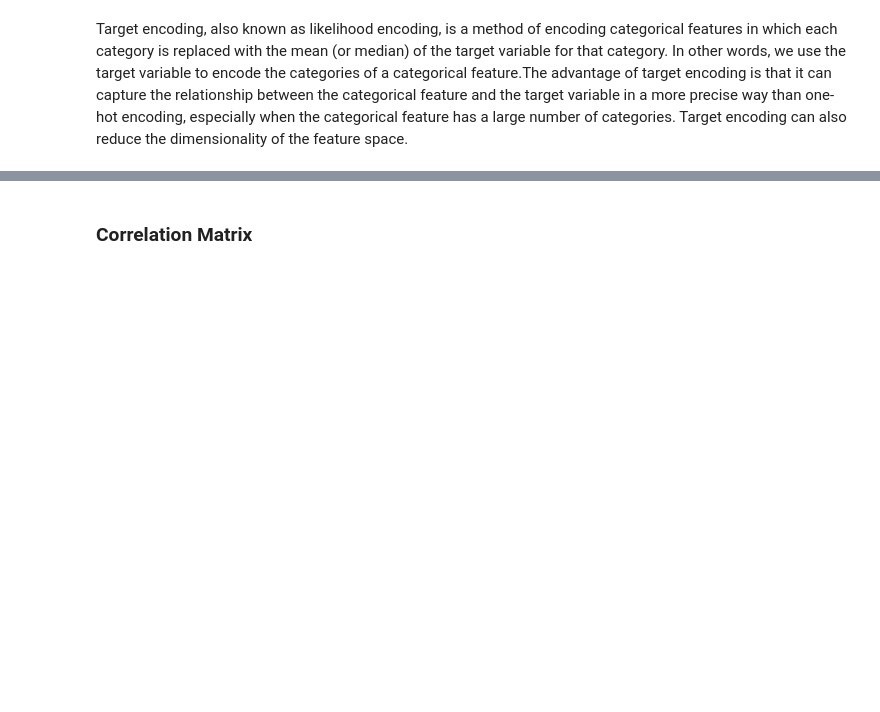
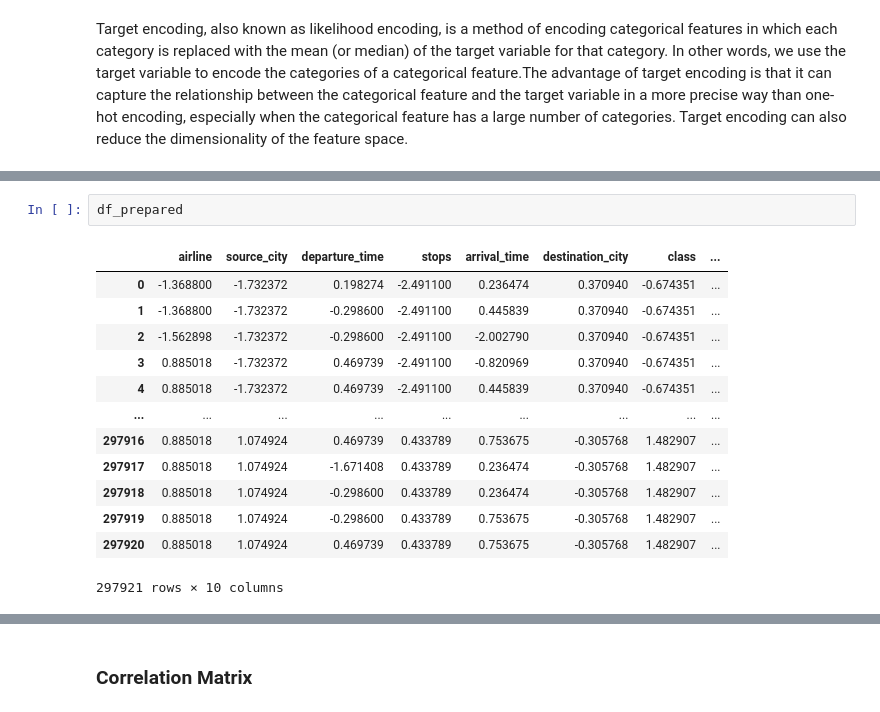
Before and after one commit to calebang/IS460, a Jupyter notebook: 01_Data Prep/encoded.ipynb, the cells around one changed output, grey strips where cells are left out. Saved outputs shown, nothing was run; the diff lists cells and outputs as text; blank space fills up the shorter version.

```diff
--- a/01_Data Prep/encoded.ipynb
+++ b/01_Data Prep/encoded.ipynb
@@ -77,0 +140,16 @@ The dataset consists of various features related to airline flights, including n
+# %%
+df_prepared
+# %% [output]
+|  | airline | source_city | departure_time | stops | arrival_time | destination_city | class | ... |
+| 0 | -1.368800 | -1.732372 | 0.198274 | -2.491100 | 0.236474 | 0.370940 | -0.674351 | ... |
+| 1 | -1.368800 | -1.732372 | -0.298600 | -2.491100 | 0.445839 | 0.370940 | -0.674351 | ... |
+| 2 | -1.562898 | -1.732372 | -0.298600 | -2.491100 | -2.002790 | 0.370940 | -0.674351 | ... |
+| 3 | 0.885018 | -1.732372 | 0.469739 | -2.491100 | -0.820969 | 0.370940 | -0.674351 | ... |
+| 4 | 0.885018 | -1.732372 | 0.469739 | -2.491100 | 0.445839 | 0.370940 | -0.674351 | ... |
+| ... | ... | ... | ... | ... | ... | ... | ... | ... |
+| 297916 | 0.885018 | 1.074924 | 0.469739 | 0.433789 | 0.753675 | -0.305768 | 1.482907 | ... |
+| 297917 | 0.885018 | 1.074924 | -1.671408 | 0.433789 | 0.236474 | -0.305768 | 1.482907 | ... |
+| 297918 | 0.885018 | 1.074924 | -0.298600 | 0.433789 | 0.236474 | -0.305768 | 1.482907 | ... |
+| 297919 | 0.885018 | 1.074924 | -0.298600 | 0.433789 | 0.753675 | -0.305768 | 1.482907 | ... |
+| 297920 | 0.885018 | 1.074924 | 0.469739 | 0.433789 | 0.753675 | -0.305768 | 1.482907 | ... |
+297921 rows × 10 columns
```
Also changed, not shown: parts of 25 cells of this notebook, 1 other file.
